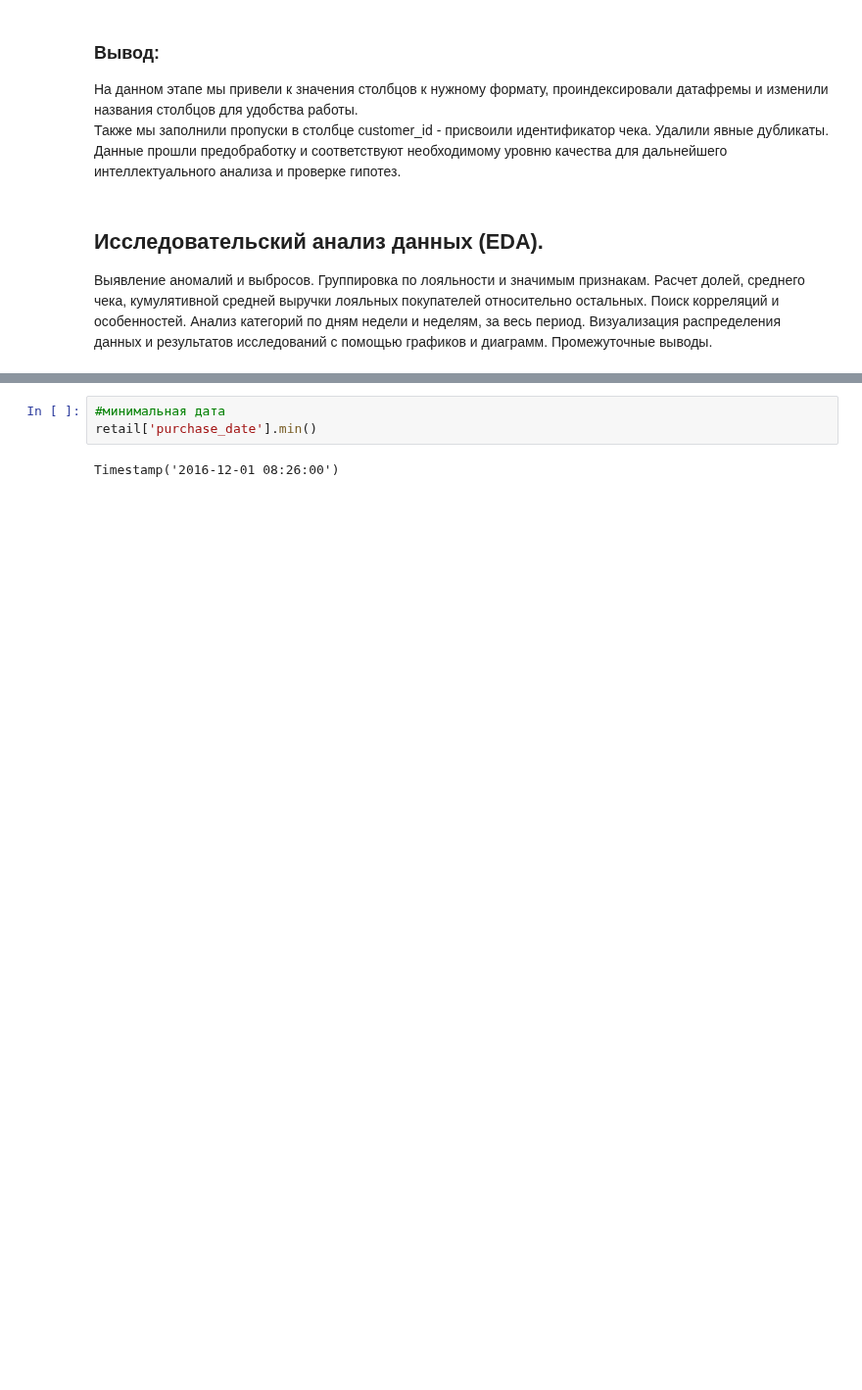
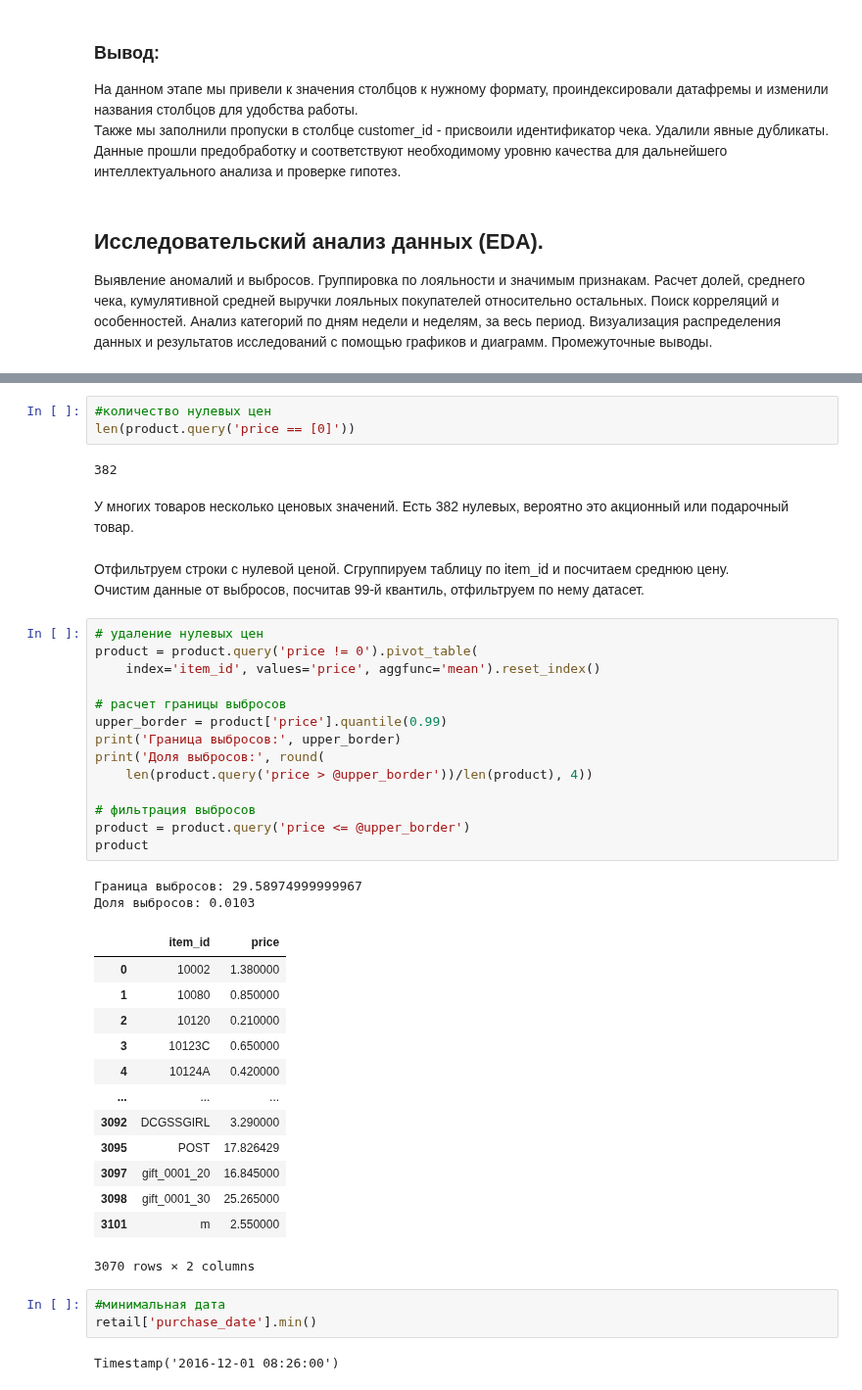
Before and after one commit to akirionenko/senior_progect, a Jupyter notebook: senior_project_1.ipynb, the cells around one changed output, grey strips where cells are left out. Shown at 98% size. Saved outputs shown, nothing was run; the diff lists cells and outputs as text; blank space fills up the shorter version.

```diff
--- a/senior_project_1.ipynb
+++ b/senior_project_1.ipynb
@@ -289,3 +345,43 @@ retail.head()
+# %%
+#количество нулевых цен
+len(product.query('price == [0]'))
+# %% [output]
+382
+# %% [markdown]
+У многих товаров несколько ценовых значений. Есть 382 нулевых, вероятно это акционный или подарочный товар.
+# %% [markdown]
+Отфильтруем строки с нулевой ценой. Сгруппируем таблицу  по item_id и посчитаем среднюю цену.\
+Очистим данные от выбросов, посчитав 99-й квантиль, отфильтруем по нему датасет.
+# %%
+# удаление нулевых цен
+product = product.query('price != 0').pivot_table(
+    index='item_id', values='price', aggfunc='mean').reset_index()
+
+# расчет границы выбросов
+upper_border = product['price'].quantile(0.99)
+print('Граница выбросов:', upper_border)
+print('Доля выбросов:', round(
+    len(product.query('price > @upper_border'))/len(product), 4))
+
+# фильтрация выбросов
+product = product.query('price <= @upper_border')
+product
+# %% [output]
+Граница выбросов: 29.58974999999967
+Доля выбросов: 0.0103
+|  | item_id | price |
+| 0 | 10002 | 1.380000 |
+| 1 | 10080 | 0.850000 |
+| 2 | 10120 | 0.210000 |
+| 3 | 10123C | 0.650000 |
+| 4 | 10124A | 0.420000 |
+| ... | ... | ... |
+| 3092 | DCGSSGIRL | 3.290000 |
+| 3095 | POST | 17.826429 |
+| 3097 | gift_0001_20 | 16.845000 |
+| 3098 | gift_0001_30 | 25.265000 |
+| 3101 | m | 2.550000 |
+3070 rows × 2 columns
 # %%
 #минимальная дата
 retail['purchase_date'].min()
```
Also changed, not shown: parts of 9 cells of this notebook.
